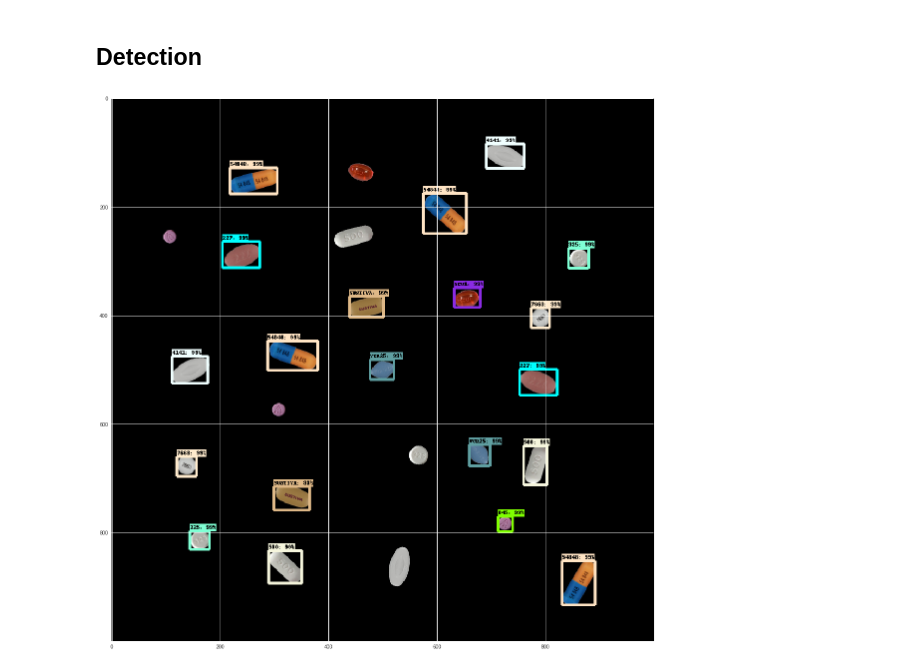
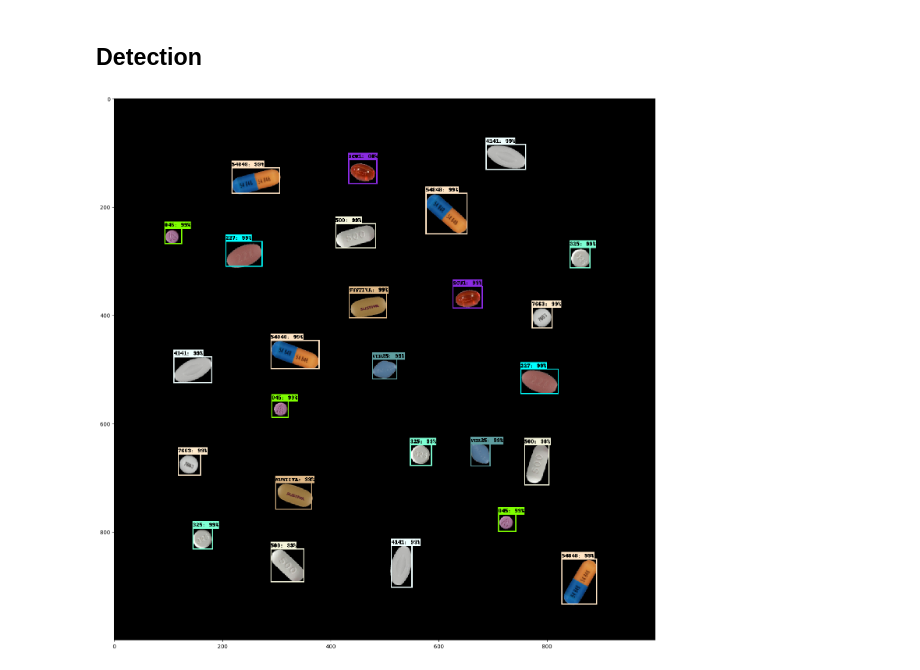
Before and after one commit to codingpotato/pill-detection, a Jupyter notebook: pill_detection.ipynb, the cells around one changed output. Drawn from its saved outputs; the diff is of its cells as text; code cells hidden in the pictures.

```diff
--- a/pill_detection.ipynb
+++ b/pill_detection.ipynb
@@ -478,8 +492,8 @@ The backend was *originally* set to 'module://ipykernel.pylab.backend_inline' by
 
   import matplotlib; matplotlib.use('Agg')  # pylint: disable=multiple-statements
 # %%
-PATH_TO_FROZEN_GRAPH = os.path.join(EXPORTED_DIR, 'frozen_inference_graph.pb')
-PATH_TO_LABELS = os.path.join(MODEL_DIR, 'label_map.pbtxt')
+frozen_graph_path = os.path.join(EXPORTED_DIR, 'frozen_inference_graph.pb')
+label_map_path = os.path.join(MODEL_DIR, 'label_map.pbtxt')
 # %%
 detection_graph = tf.Graph()
 with detection_graph.as_default():
@@ -492,14 +506,14 @@ with detection_graph.as_default():
 ## Load Label Map
 # %%
 category_index = label_map_util.create_category_index_from_labelmap(
-    PATH_TO_LABELS, use_display_name=True)
+    label_map_path, use_display_name=True)
 # %% [markdown]
 ## Detection
 # %%
 def load_image_into_numpy_array(image):
     (im_width, im_height) = image.size
-    return np.array(image.getdata()).reshape((im_height, im_width,
-                                              3)).astype(np.uint8)
+    data = np.array(image.getdata()).reshape((im_height, im_width, 3))
+    return data.astype(np.uint8)
 # %%
 test_images = os.listdir(TEST_IMAGE_DIR)
 # %%
@@ -524,9 +538,12 @@ def run_inference_for_single_image(image, graph):
                 detection_masks = tf.squeeze(tensor_dict['detection_masks'], [0])
                 # Reframe is required to translate mask from box coordinates
                 # to image coordinates and fit the image size.
-                real_num_detection = tf.cast(tensor_dict['num_detections'][0], tf.int32)
-                detection_boxes = tf.slice(detection_boxes, [0, 0], [real_num_detection, -1])
-                detection_masks = tf.slice(detection_masks, [0, 0, 0], [real_num_detection, -1, -1])
+                real_num_detection = tf.cast(tensor_dict['num_detections'][0],
+                                             tf.int32)
+                detection_boxes = tf.slice(detection_boxes, [0, 0],
+                                           [real_num_detection, -1])
+                detection_masks = tf.slice(detection_masks, [0, 0, 0],
+                                           [real_num_detection, -1, -1])
                 detection_masks_reframed = utils_ops.reframe_box_masks_to_image_masks(
                     detection_masks, detection_boxes, image.shape[0], image.shape[1])
                 detection_masks_reframed = tf.cast(
@@ -552,22 +569,23 @@ def run_inference_for_single_image(image, graph):
 # %%
 for filename in test_images:
     image = Image.open(os.path.join(TEST_IMAGE_DIR, filename))
     # the array based representation of the image will be used later
     # in order to prepare the result image with boxes and labels on it.
     image_np = load_image_into_numpy_array(image)
     # Actual detection.
     output_dict = run_inference_for_single_image(image_np, detection_graph)
     # Visualization of the results of a detection.
     vis_util.visualize_boxes_and_labels_on_image_array(
         image_np,
         output_dict['detection_boxes'],
         output_dict['detection_classes'],
         output_dict['detection_scores'],
         category_index,
         instance_masks=output_dict.get('detection_masks'),
         use_normalized_coordinates=True,
-        line_thickness=5)
-    plt.figure(figsize=(20, 20))
+        line_thickness=2,
+        max_boxes_to_draw=50)
+    plt.figure(figsize=(18, 18))
     plt.imshow(image_np)
 # %% [output]
-[figure, old version]
+[figure, new version]
```
Also changed, not shown: parts of 8 cells of this notebook.
